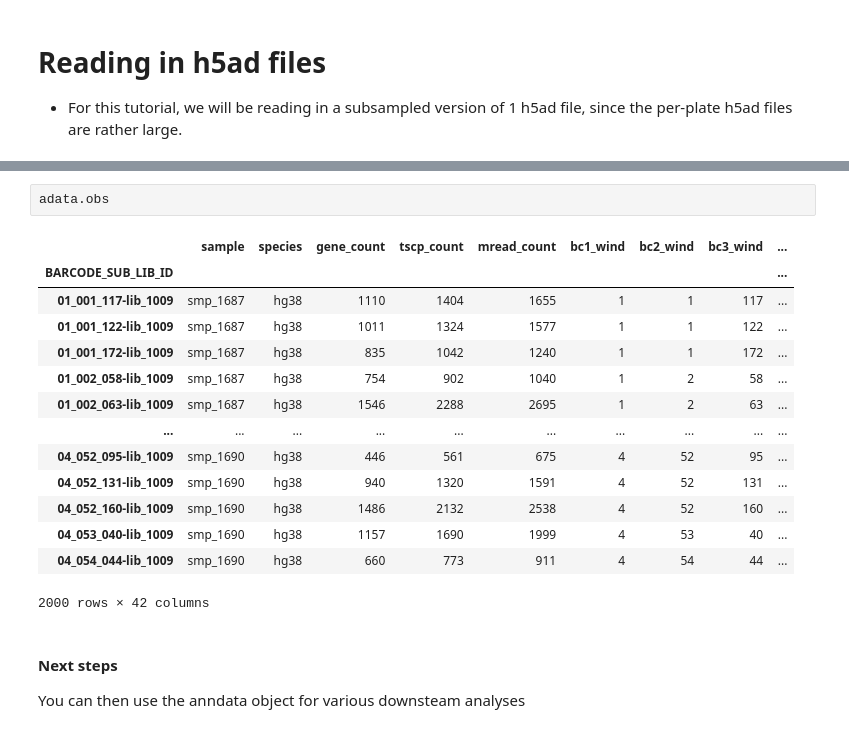
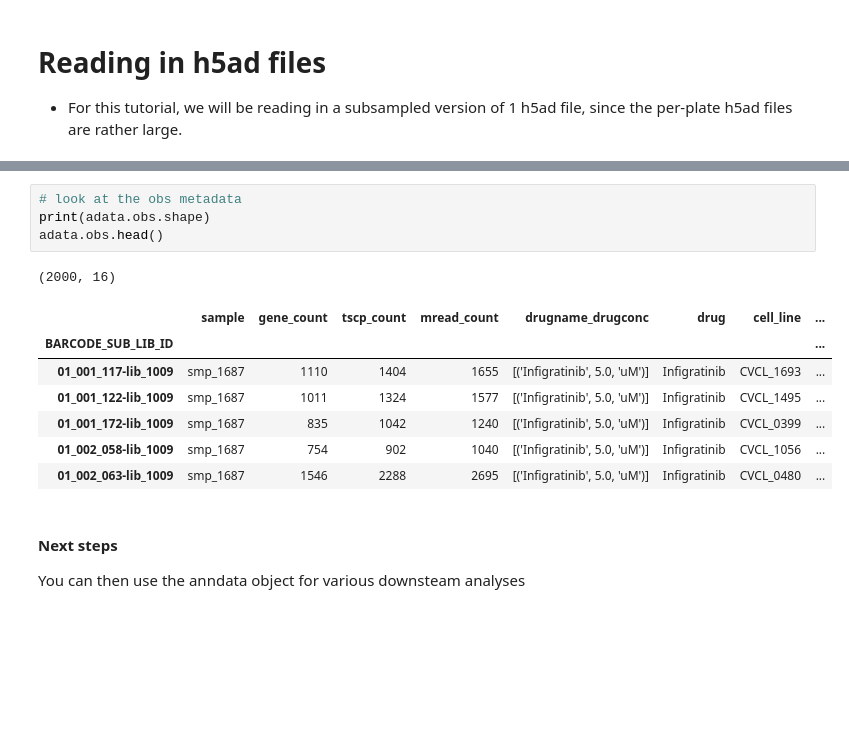
Before and after one commit to rdas-genesilico-ai/arc-virtual-cell-atlas-uv, a Jupyter notebook: tahoe-100/tutorial-py.ipynb, the cells around one changed output, grey strips where cells are left out. Drawn from its saved outputs; the diff is of its cells as text; blank space fills up the shorter version.

```diff
--- a/tahoe-100/tutorial-py.ipynb
+++ b/tahoe-100/tutorial-py.ipynb
@@ -194,20 +180,16 @@ AnnData object with n_obs × n_vars = 2000 × 62710
-# %%
-adata.obs
-# %% [output]
-|  | sample | species | gene_count | tscp_count | mread_count | bc1_wind | bc2_wind | bc3_wind | ... |
-| BARCODE_SUB_LIB_ID |  |  |  |  |  |  |  |  | ... |
-| 01_001_117-lib_1009 | smp_1687 | hg38 | 1110 | 1404 | 1655 | 1 | 1 | 117 | ... |
-| 01_001_122-lib_1009 | smp_1687 | hg38 | 1011 | 1324 | 1577 | 1 | 1 | 122 | ... |
-| 01_001_172-lib_1009 | smp_1687 | hg38 | 835 | 1042 | 1240 | 1 | 1 | 172 | ... |
-| 01_002_058-lib_1009 | smp_1687 | hg38 | 754 | 902 | 1040 | 1 | 2 | 58 | ... |
-| 01_002_063-lib_1009 | smp_1687 | hg38 | 1546 | 2288 | 2695 | 1 | 2 | 63 | ... |
-| ... | ... | ... | ... | ... | ... | ... | ... | ... | ... |
-| 04_052_095-lib_1009 | smp_1690 | hg38 | 446 | 561 | 675 | 4 | 52 | 95 | ... |
-| 04_052_131-lib_1009 | smp_1690 | hg38 | 940 | 1320 | 1591 | 4 | 52 | 131 | ... |
-| 04_052_160-lib_1009 | smp_1690 | hg38 | 1486 | 2132 | 2538 | 4 | 52 | 160 | ... |
-| 04_053_040-lib_1009 | smp_1690 | hg38 | 1157 | 1690 | 1999 | 4 | 53 | 40 | ... |
-| 04_054_044-lib_1009 | smp_1690 | hg38 | 660 | 773 | 911 | 4 | 54 | 44 | ... |
-2000 rows × 42 columns
+# %%
+# look at the obs metadata
+print(adata.obs.shape)
+adata.obs.head()
+# %% [output]
+(2000, 16)
+|  | sample | gene_count | tscp_count | mread_count | drugname_drugconc | drug | cell_line | ... |
+| BARCODE_SUB_LIB_ID |  |  |  |  |  |  |  | ... |
+| 01_001_117-lib_1009 | smp_1687 | 1110 | 1404 | 1655 | [('Infigratinib', 5.0, 'uM')] | Infigratinib | CVCL_1693 | ... |
+| 01_001_122-lib_1009 | smp_1687 | 1011 | 1324 | 1577 | [('Infigratinib', 5.0, 'uM')] | Infigratinib | CVCL_1495 | ... |
+| 01_001_172-lib_1009 | smp_1687 | 835 | 1042 | 1240 | [('Infigratinib', 5.0, 'uM')] | Infigratinib | CVCL_0399 | ... |
+| 01_002_058-lib_1009 | smp_1687 | 754 | 902 | 1040 | [('Infigratinib', 5.0, 'uM')] | Infigratinib | CVCL_1056 | ... |
+| 01_002_063-lib_1009 | smp_1687 | 1546 | 2288 | 2695 | [('Infigratinib', 5.0, 'uM')] | Infigratinib | CVCL_0480 | ... |
 # %% [markdown]
 #### Next steps
 
```
Also changed, not shown: parts of 6 cells of this notebook, 1 other file.
